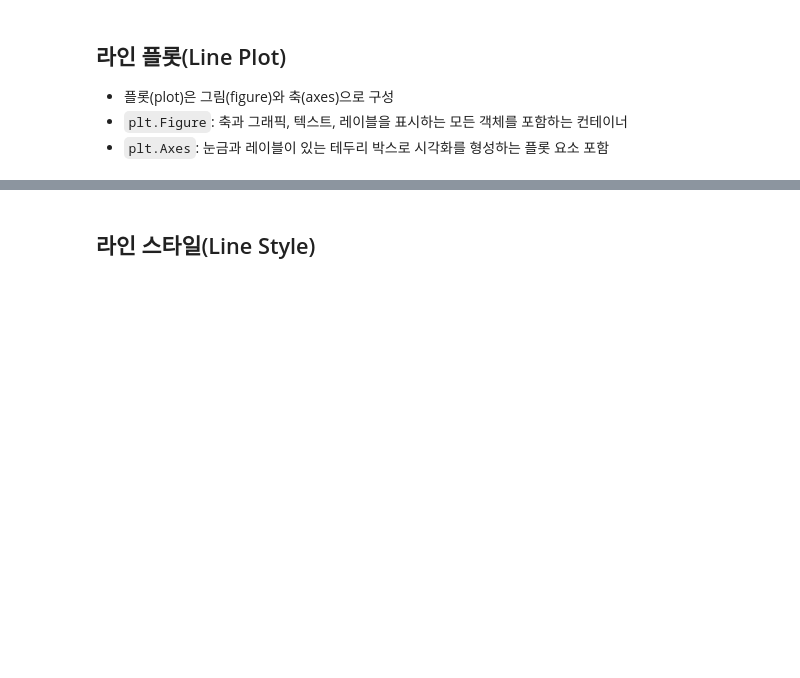
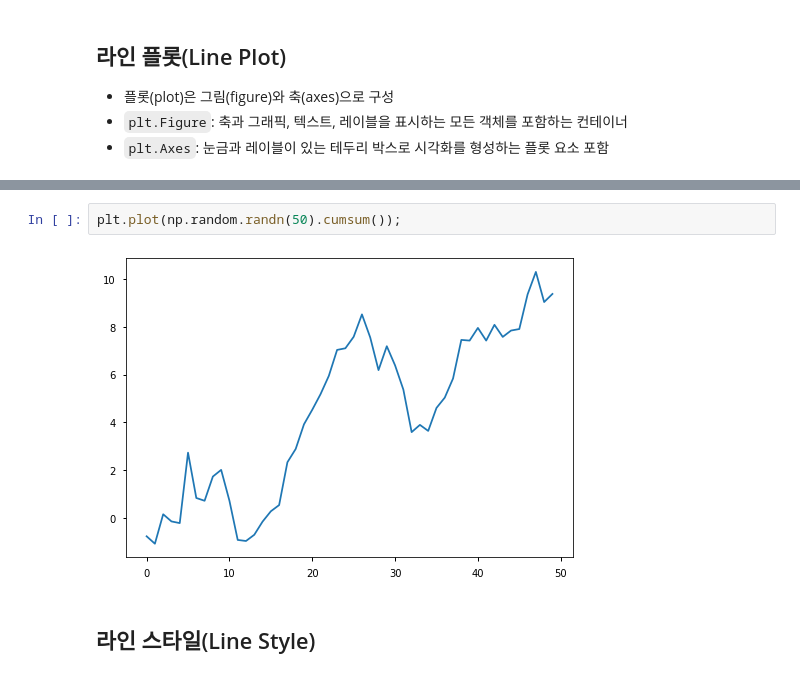
Before and after one commit to Juyoung4/StudyDeepLearning, a Jupyter notebook: Tools/Visualization/_Matplotlib_한번에_제대로_배우기.ipynb, the cells around one changed output, grey strips where cells are left out. Drawn from its saved outputs; the diff is of its cells as text; blank space fills up the shorter version.

```diff
--- a/Tools/Visualization/_Matplotlib_한번에_제대로_배우기.ipynb
+++ b/Tools/Visualization/_Matplotlib_한번에_제대로_배우기.ipynb
@@ -18,2 +50,6 @@
+# %%
+plt.plot(np.random.randn(50).cumsum());
+# %% [output]
+[figure, added]
 # %% [markdown]
 ## 라인 스타일(Line Style)
```
Also changed, not shown: parts of 88 cells of this notebook.
